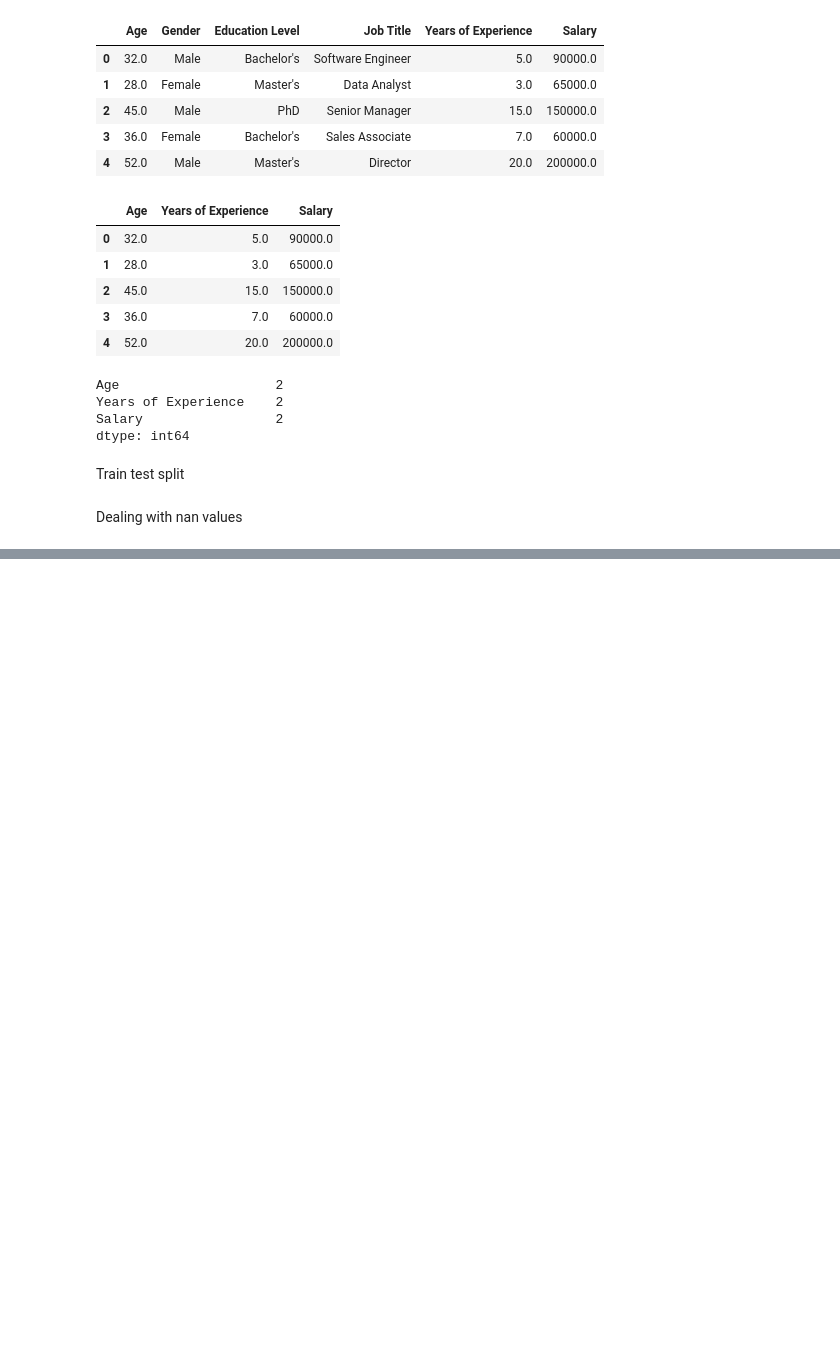
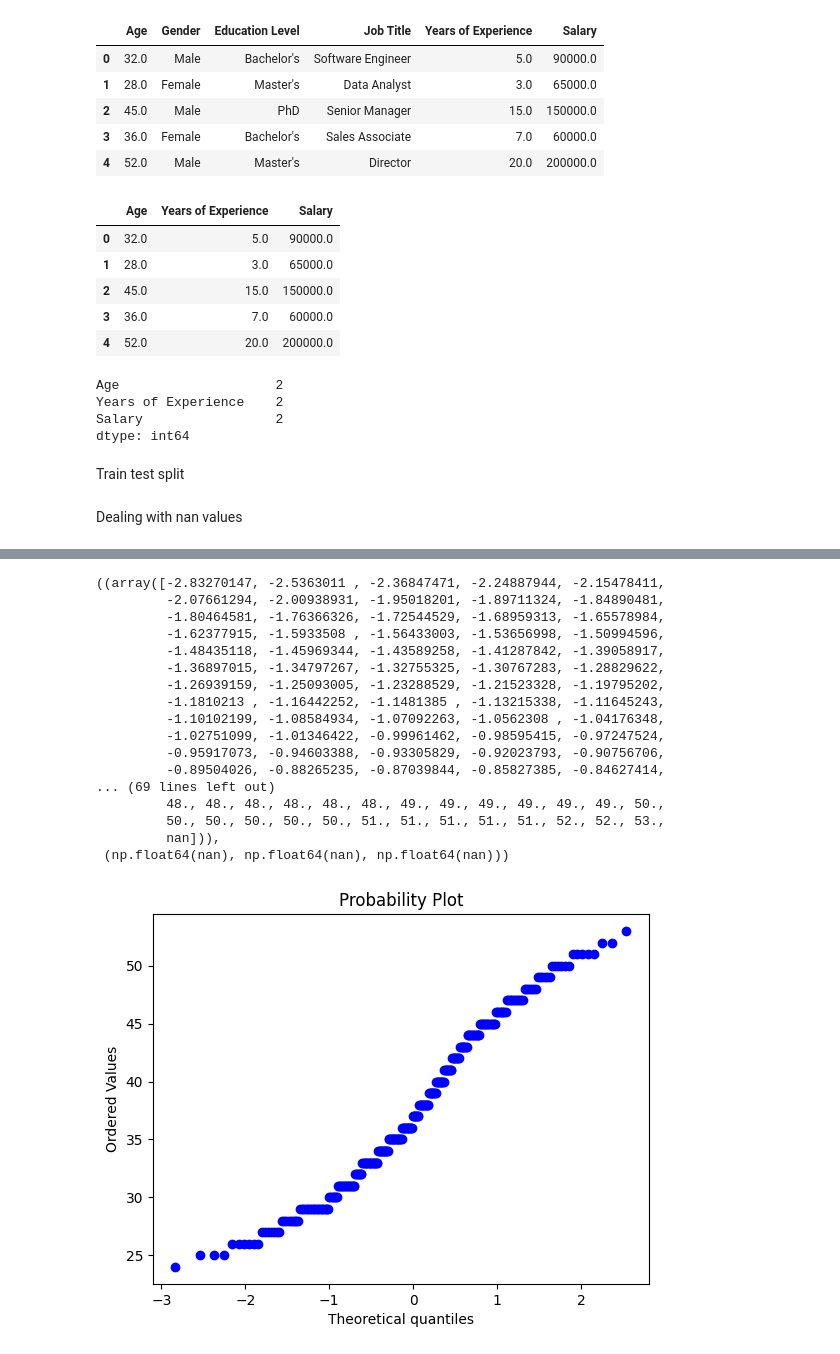
Before and after one commit to Ritusikarwar/ML_Practice, a Jupyter notebook: log_transformation.ipynb, the cells around one changed output, grey strips where cells are left out. Saved outputs shown, nothing was run; the diff lists cells and outputs as text; code cells hidden in the pictures; blank space fills up the shorter version.

```diff
--- a/log_transformation.ipynb
+++ b/log_transformation.ipynb
@@ -40,0 +65,21 @@ imputer = SimpleImputer(strategy='median')
+# %%
+stats.probplot(x_train['Age'],dist='norm',plot=plt)
+# %% [output]
+((array([-2.83270147, -2.5363011 , -2.36847471, -2.24887944, -2.15478411,
+         -2.07661294, -2.00938931, -1.95018201, -1.89711324, -1.84890481,
+         -1.80464581, -1.76366326, -1.72544529, -1.68959313, -1.65578984,
+         -1.62377915, -1.5933508 , -1.56433003, -1.53656998, -1.50994596,
+         -1.48435118, -1.45969344, -1.43589258, -1.41287842, -1.39058917,
+         -1.36897015, -1.34797267, -1.32755325, -1.30767283, -1.28829622,
+         -1.26939159, -1.25093005, -1.23288529, -1.21523328, -1.19795202,
+         -1.1810213 , -1.16442252, -1.1481385 , -1.13215338, -1.11645243,
+         -1.10102199, -1.08584934, -1.07092263, -1.0562308 , -1.04176348,
+         -1.02751099, -1.01346422, -0.99961462, -0.98595415, -0.97247524,
+         -0.95917073, -0.94603388, -0.93305829, -0.92023793, -0.90756706,
+         -0.89504026, -0.88265235, -0.87039844, -0.85827385, -0.84627414,
+... (69 lines left out)
+         48., 48., 48., 48., 48., 48., 49., 49., 49., 49., 49., 49., 50.,
+         50., 50., 50., 50., 50., 51., 51., 51., 51., 51., 52., 52., 53.,
+         nan])),
+ (np.float64(nan), np.float64(nan), np.float64(nan)))
+[figure, added]
```
Also changed, not shown: parts of 5 cells of this notebook.
